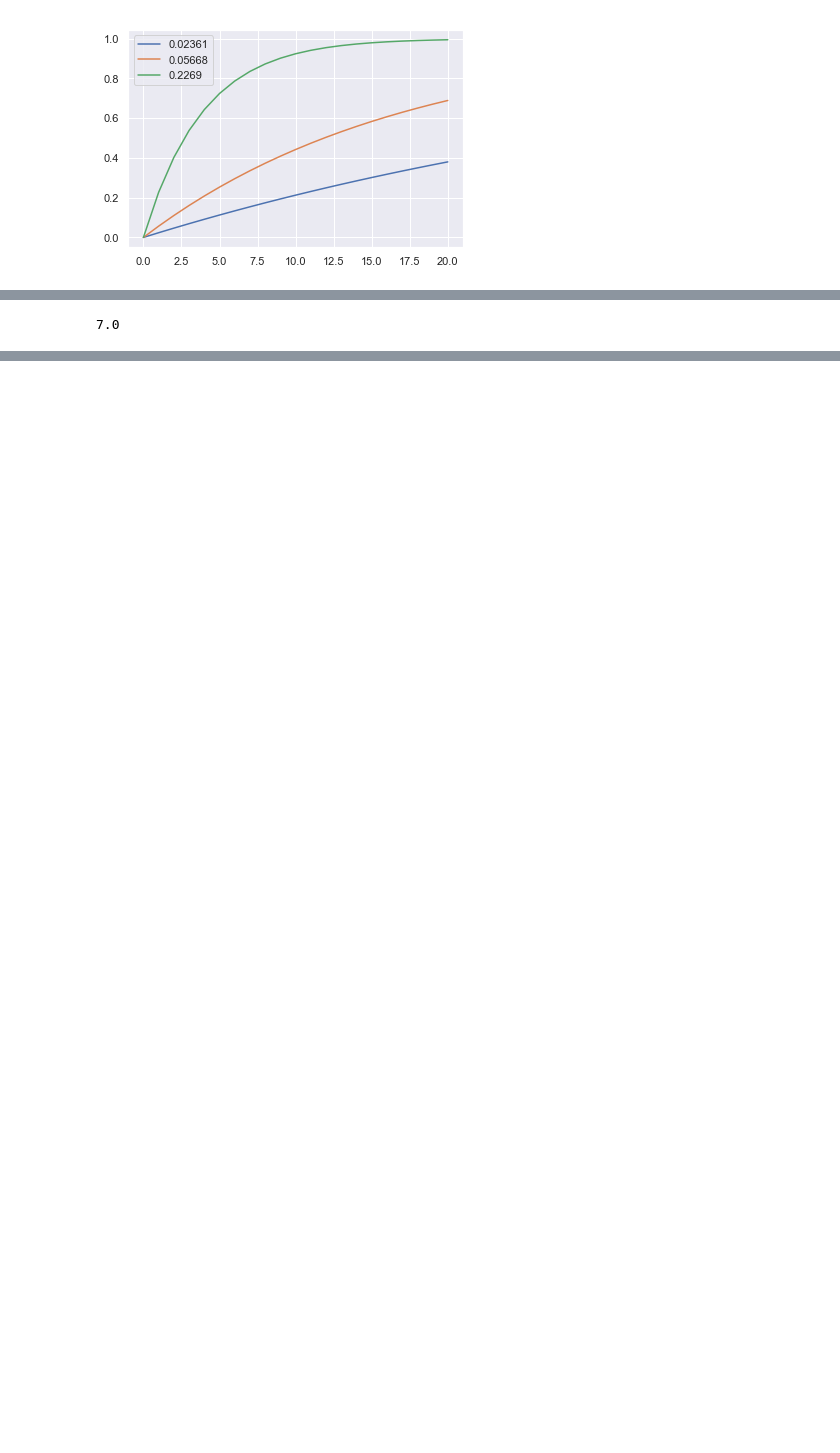
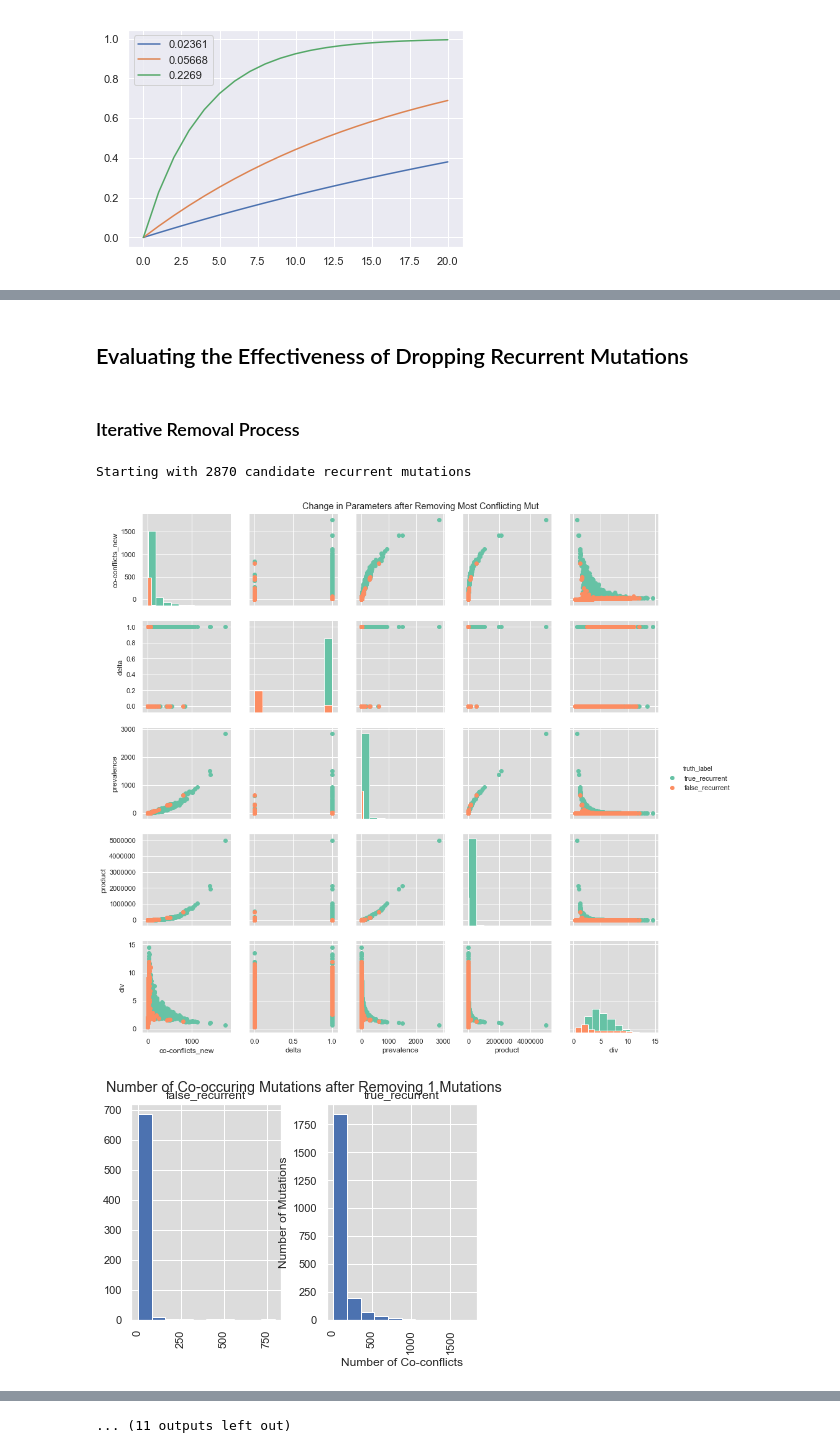
Before and after one commit to sitarapersad/lineageTracing, a Jupyter notebook: expected_singletons.ipynb, the cells around one changed output, grey strips where cells are left out. Cells and saved outputs as stored; diff of their text form; code cells hidden in the pictures; blank space fills up the shorter version.

```diff
--- a/expected_singletons.ipynb
+++ b/expected_singletons.ipynb
@@ -158,0 +357,40 @@ rate['fast'] = 0.2269
+# %%
+def split_tree(x, min_cells = 10):
+    """
+    Warning! Modifies the object x
+    """
+    # Stop splitting if all the cells are the same or there are fewer than min_cells in the subtree
+    if x.shape[0] <= min_cells:
+        x['Label']+='.'
+        return x
+
+    mode, counts = stats.mode(x.drop('Label',axis=1).values, axis=0, nan_policy = 'omit')
+    counts = counts[0]
+    mode = mode[0]
+    col = np.argsort(counts)[-1]
+    edit = mode[col]
+
+    # Split tree into cells which contain this edit and those who don't
+    ix = (x[col]==edit)
+    contains = x.index[ix]
+    not_contains = x.index[~ix]
+
+    x.loc[contains,'Label'] += '1'
+    x.loc[not_contains,'Label'] += '0'
+
+    # Remove this edit (no need to use it again)
+    x.loc[ix, col] = np.nan
+
+
+    if np.nansum(x.drop('Label', axis=1).values) == 0:
+        print('No more mutations to split on, returning.')
+        return x
+
+    # Recurse on each individual subtree and label accordingly
+    if len(contains) > 0:
+        x.loc[contains] = split_tree(x.loc[contains])
+
+    if len(not_contains) > 0:
+        x.loc[not_contains] = split_tree(x.loc[not_contains])
+
+    return x
@@ -433,12 +947,0 @@ torch.Size([30, 347])
-# %%
-def lineage_to_index(ii):
-    ii = str(ii)
-    L = 2**len(ii)
-    index = 0
-    for i, entry in enumerate(list(ii)):
-        index += L/(2**(i+1)) * int(entry)
-    return index
-
-lineage_to_index(111)
-# %% [output]
-7.0
@@ -448,0 +948,4 @@ lineage_to_index(111)
+# %% [markdown]
+## Evaluating the Effectiveness of Dropping Recurrent Mutations
+# %% [markdown]
+### Iterative Removal Process
@@ -448,0 +1059,6 @@ lineage_to_index(111)
+# %%
+removed = iterative_removal(conflict_matrix, truth, prevalence_tape, first_gen_tape, num_recur_tape, all_conflicting)
+# %% [output]
+Starting with 2870 candidate recurrent mutations
+[figure, added]
+[figure, added]
@@ -448,0 +1074 @@ lineage_to_index(111)
+... (11 outputs left out)
```
Also changed, not shown: parts of 37 cells of this notebook, 1 other file.
